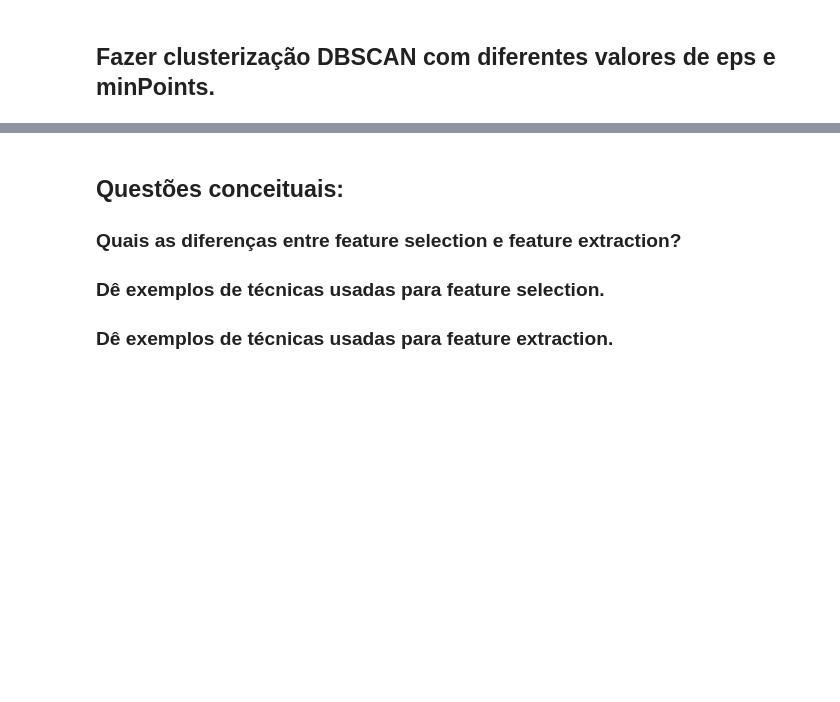
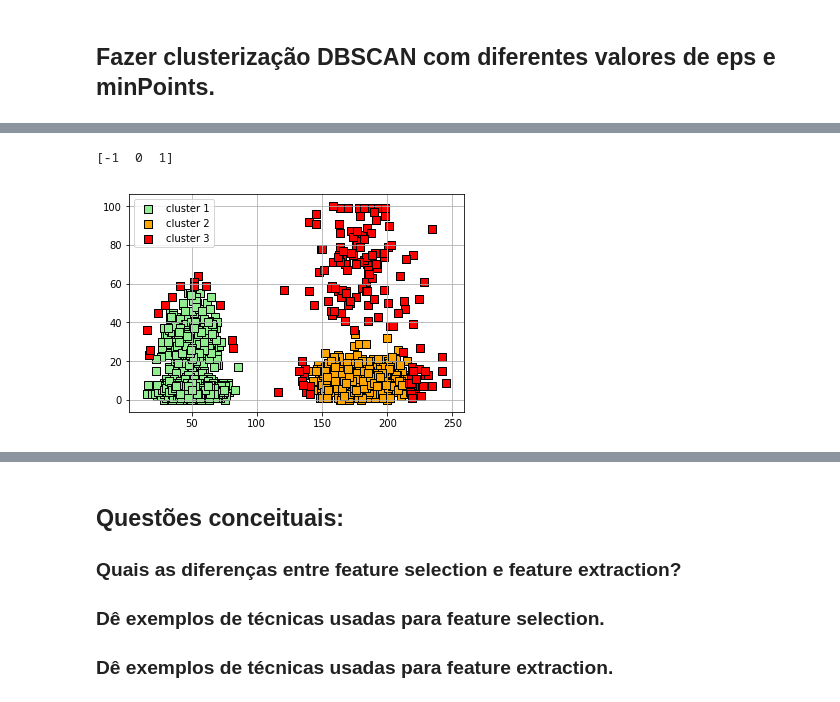
Before and after one commit to RodMdS/Aprendizado_De_Maquina, a Jupyter notebook: Lista13.ipynb, the cells around one changed output, grey strips where cells are left out. Drawn from its saved outputs; the diff is of its cells as text; code cells hidden in the pictures; blank space fills up the shorter version.

```diff
--- a/Lista13.ipynb
+++ b/Lista13.ipynb
@@ -99 +107,26 @@ array([-1,  0,  1])
+# %%
+y_db2 = DBSCAN(eps=15, min_samples=200).fit_predict(X)
+print(np.unique(y_db2))
+
+plt.scatter(X[y_db2 == 0, 0],
+            X[y_db2 == 0, 1],
+            s=50, c='lightgreen',
+            marker='s', edgecolor='black',
+            label='cluster 1')
+plt.scatter(X[y_db2 == 1, 0],
+            X[y_db2 == 1, 1],
+            s=50, c='orange',
+            marker='s', edgecolor='black',
+            label='cluster 2')
+plt.scatter(X[y_db2 == -1, 0],
+            X[y_db2 == -1, 1],
+            s=50, c='red',
+            marker='s', edgecolor='black',
+            label='cluster 3')
+plt.legend(scatterpoints=1)
+plt.grid()
+plt.show()
+# %% [output]
+[-1  0  1]
+[figure, added]
 # %%
```
Also changed, not shown: parts of 11 cells of this notebook.
